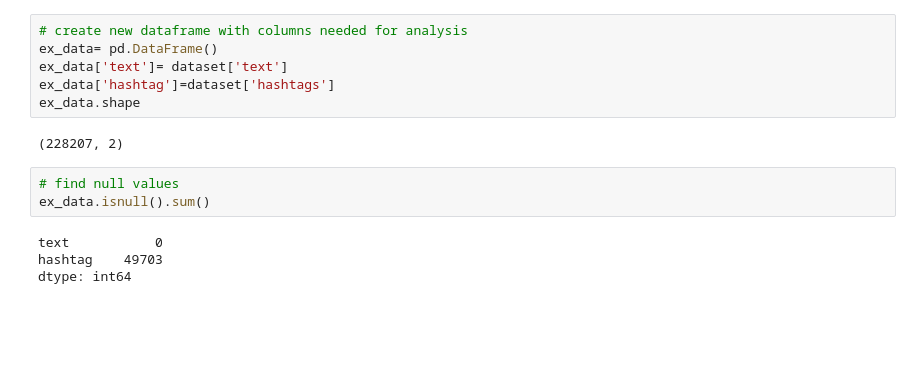
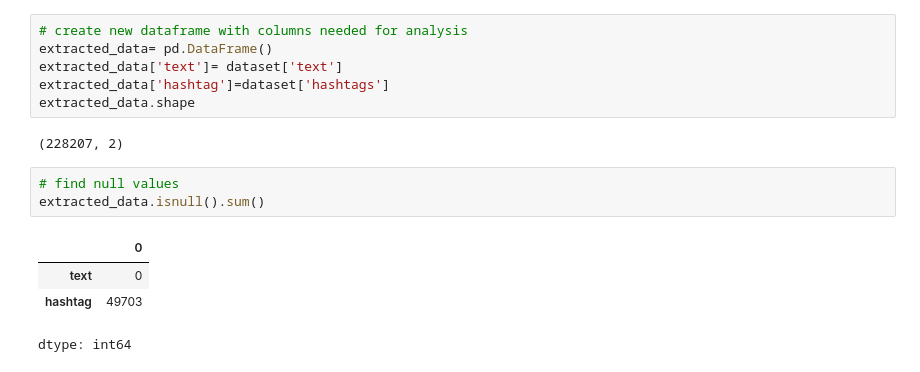
Before and after one commit to Jyts2094/Final-Project, a Jupyter notebook: Final_Project.ipynb, the cells around one changed output. Cells and saved outputs as stored; diff of their text form; blank space fills up the shorter version.

```diff
--- a/Final_Project.ipynb
+++ b/Final_Project.ipynb
@@ -31,18 +31,19 @@ dataset.shape
 (228207, 16)
 # %%
 # create new dataframe with columns needed for analysis
-ex_data= pd.DataFrame()
-ex_data['text']= dataset['text']
-ex_data['hashtag']=dataset['hashtags']
-ex_data.shape
+extracted_data= pd.DataFrame()
+extracted_data['text']= dataset['text']
+extracted_data['hashtag']=dataset['hashtags']
+extracted_data.shape
 # %% [output]
 (228207, 2)
 # %%
 # find null values
-ex_data.isnull().sum()
+extracted_data.isnull().sum()
 # %% [output]
+|  | 0 |
+| text | 0 |
+| hashtag | 49703 |
-text           0
-hashtag    49703
 dtype: int64
 # %%
 # remove data items with null values
```
Also changed, not shown: parts of 9 cells of this notebook.
